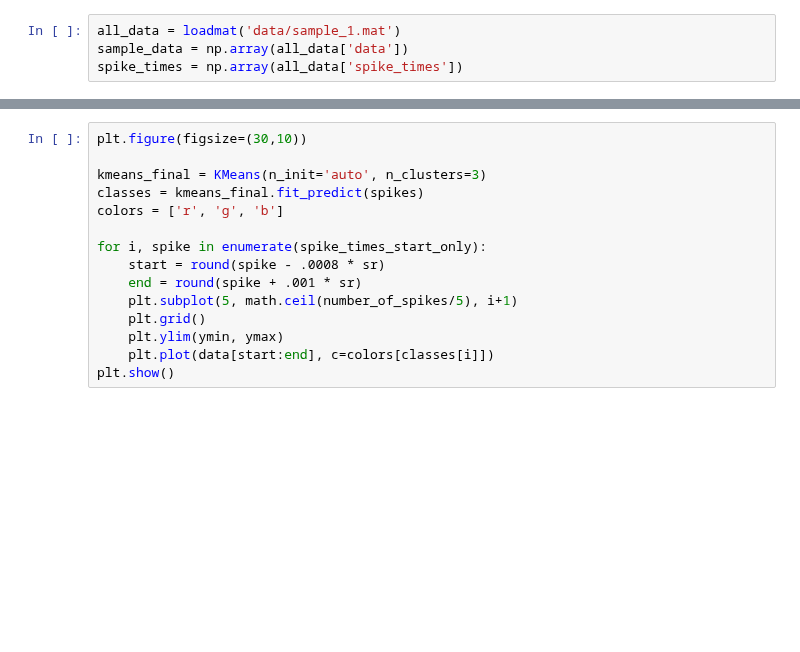
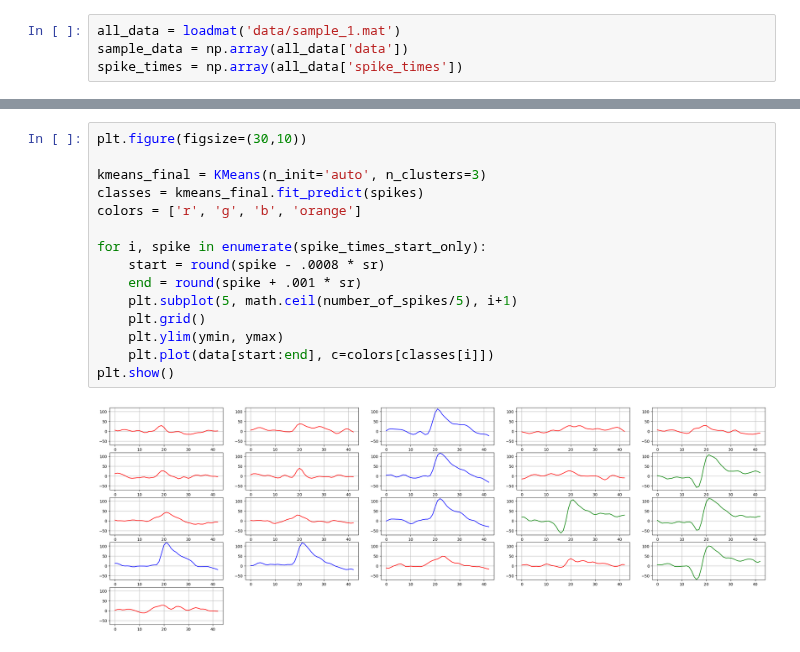
Before and after one commit to PplaysMine/unsupervisedLearning, a Jupyter notebook: main.ipynb, the cells around one changed output, grey strips where cells are left out. Drawn from its saved outputs; the diff is of its cells as text; blank space fills up the shorter version.

```diff
--- a/main.ipynb
+++ b/main.ipynb
@@ -58,15 +62,17 @@ plt.show()
 # %%
 plt.figure(figsize=(30,10))
 
 kmeans_final = KMeans(n_init='auto', n_clusters=3)
 classes = kmeans_final.fit_predict(spikes)
-colors = ['r', 'g', 'b']
+colors = ['r', 'g', 'b', 'orange']
 
 for i, spike in enumerate(spike_times_start_only):
     start = round(spike - .0008 * sr)
     end = round(spike + .001 * sr)
     plt.subplot(5, math.ceil(number_of_spikes/5), i+1)
     plt.grid()
     plt.ylim(ymin, ymax)
     plt.plot(data[start:end], c=colors[classes[i]])
 plt.show()
+# %% [output]
+[figure, added]
```
Also changed, not shown: parts of 2 cells of this notebook.
